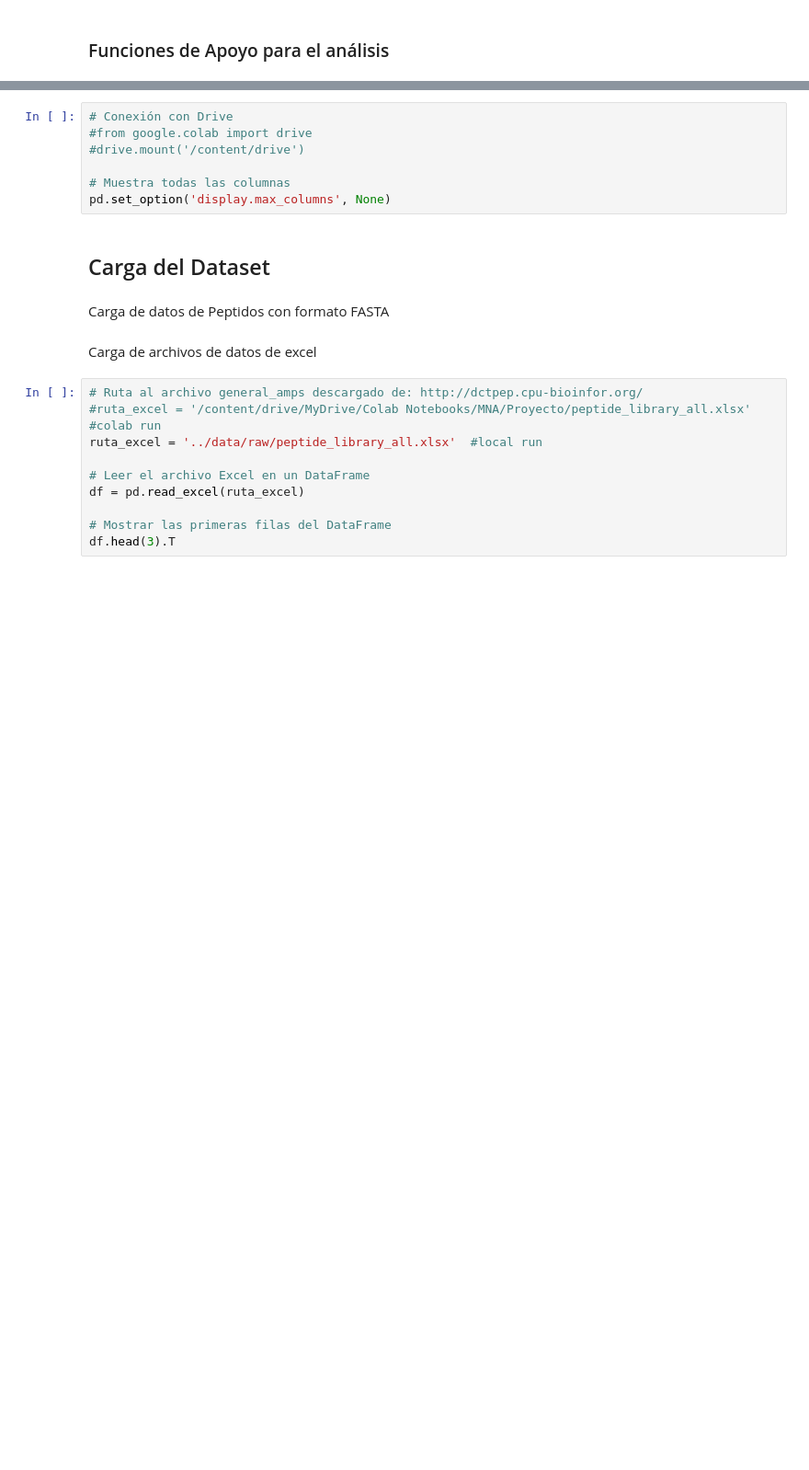
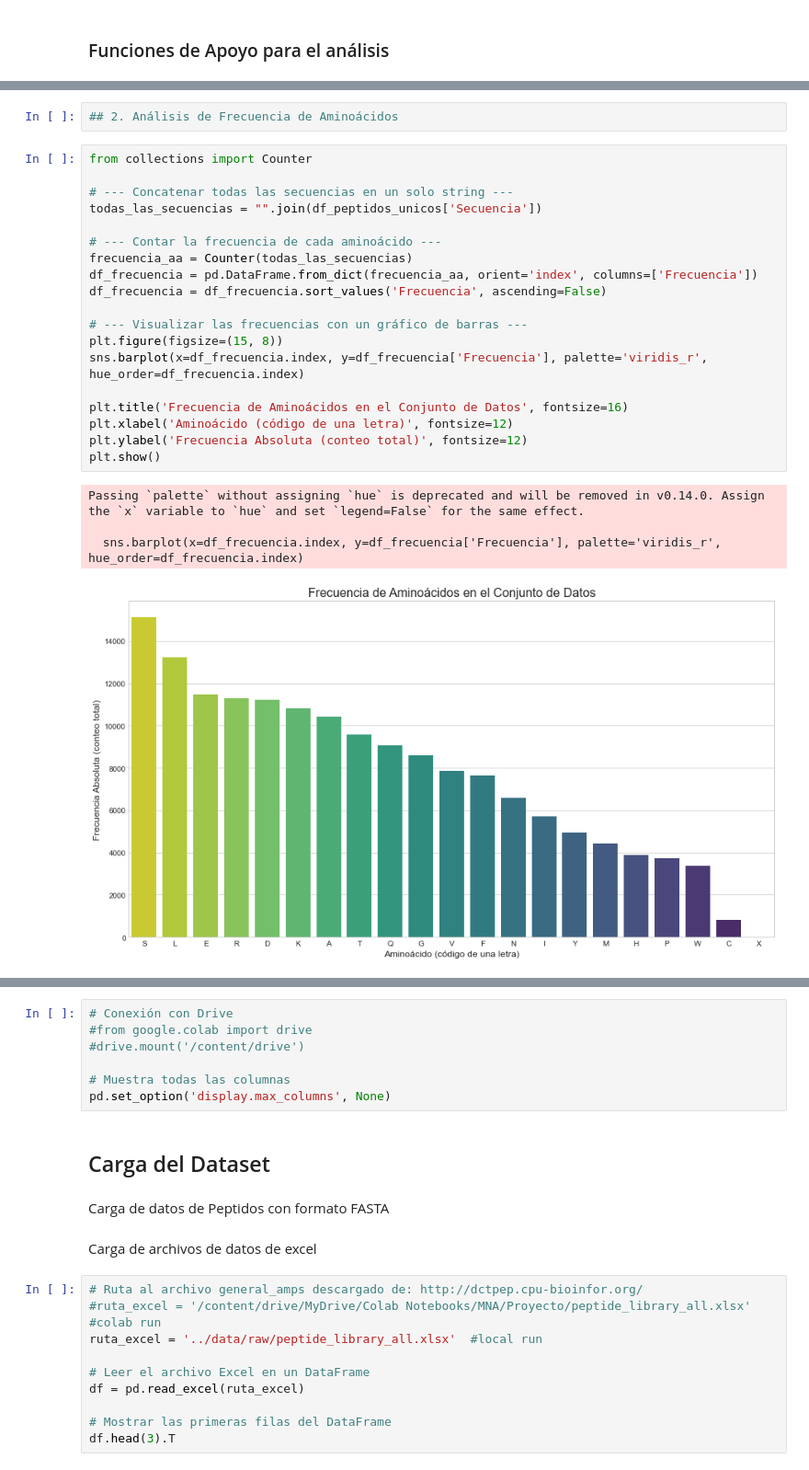
Before and after one commit to Julio21-ai/glp-1_drug_discovery, a Jupyter notebook: notebooks/Avance 1.ipynb, the cells around one changed output, grey strips where cells are left out. Shown at 92% size. Saved outputs shown, nothing was run; the diff lists cells and outputs as text; blank space fills up the shorter version.

```diff
--- a/notebooks/Avance 1.ipynb
+++ b/notebooks/Avance 1.ipynb
@@ -184,0 +390,26 @@ else:
+# %%
+## 2. Análisis de Frecuencia de Aminoácidos
+# %%
+from collections import Counter
+
+# --- Concatenar todas las secuencias en un solo string ---
+todas_las_secuencias = "".join(df_peptidos_unicos['Secuencia'])
+
+# --- Contar la frecuencia de cada aminoácido ---
+frecuencia_aa = Counter(todas_las_secuencias)
+df_frecuencia = pd.DataFrame.from_dict(frecuencia_aa, orient='index', columns=['Frecuencia'])
+df_frecuencia = df_frecuencia.sort_values('Frecuencia', ascending=False)
+
+# --- Visualizar las frecuencias con un gráfico de barras ---
+plt.figure(figsize=(15, 8))
+sns.barplot(x=df_frecuencia.index, y=df_frecuencia['Frecuencia'], palette='viridis_r', hue_order=df_frecuencia.index)
+
+plt.title('Frecuencia de Aminoácidos en el Conjunto de Datos', fontsize=16)
+plt.xlabel('Aminoácido (código de una letra)', fontsize=12)
+plt.ylabel('Frecuencia Absoluta (conteo total)', fontsize=12)
+plt.show()
+# %% [output]
+Passing `palette` without assigning `hue` is deprecated and will be removed in v0.14.0. Assign the `x` variable to `hue` and set `legend=False` for the same effect.
+
+  sns.barplot(x=df_frecuencia.index, y=df_frecuencia['Frecuencia'], palette='viridis_r', hue_order=df_frecuencia.index)
+[figure, added]
```
Also changed, not shown: parts of 18 cells of this notebook, 3 other files.
